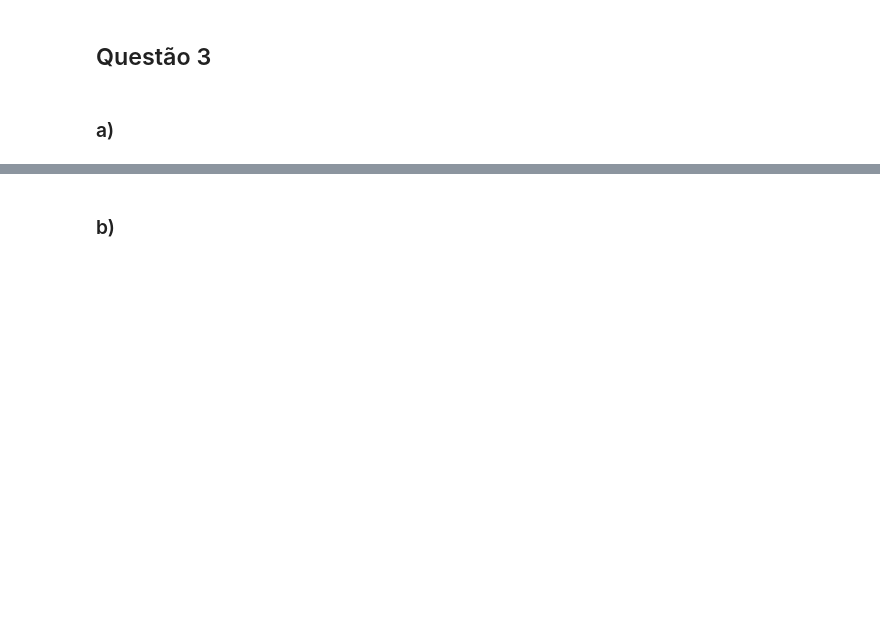
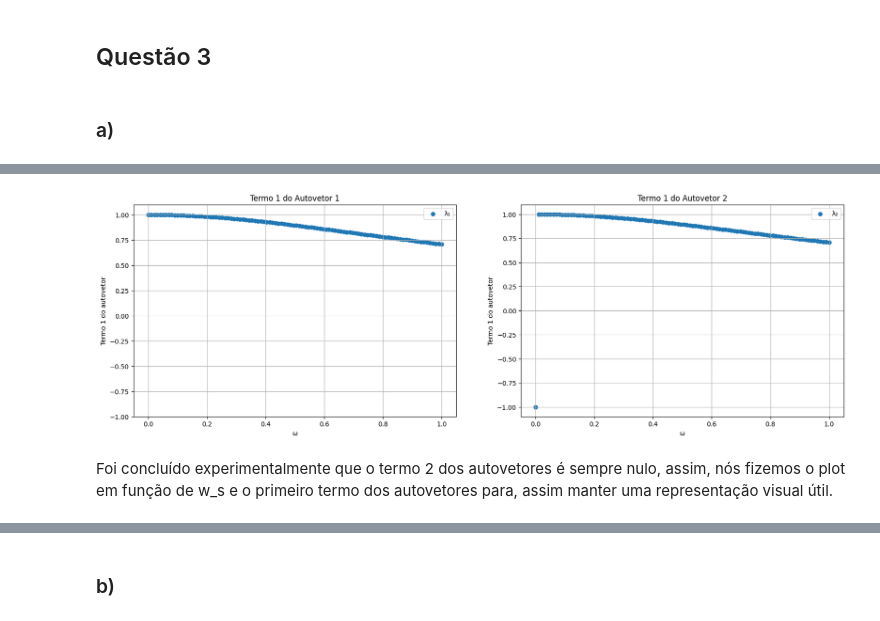
Before and after one commit to GabrielBittencourt07/Trabalho4_aln, a Jupyter notebook: Projeto4.ipynb, the cells around one changed output, grey strips where cells are left out. Cells and saved outputs as stored; diff of their text form; code cells hidden in the pictures; blank space fills up the shorter version.

```diff
--- a/Projeto4.ipynb
+++ b/Projeto4.ipynb
@@ -519,6 +518,10 @@ Além disso, vale observar que, quando $A$ é simétrica, $H$ é simultaneamente
 w_s = np.linspace(0, 1, 100)
 autovalores1 =[]
 autovalores2 = []
+
+autovetores1 = []
+autovetores2 = []
+
 for w in w_s:
     A = [[0, 1], [-(w**2), 0]]
 
@@ -527,18 +530,8 @@ for w in w_s:
     autovalores1.append(val[0])
     autovalores2.append(val[1])
 
+    autovetores1.append(vec[:,0])
+    autovetores2.append(vec[:,1])
 
-fig, axs = plt.subplots(1, 2, figsize=(20, 6))
-
-dados = [(autovalores1, "λ₁"), (autovalores2, "λ₂")]
-
-for ax, (autovalores, nome) in zip(axs, dados):
-
-
-    ax.scatter(w_s, np.imag(autovalores), label=nome)
-    ax.set_xlabel("ω")
-    ax.set_ylabel("Im(λ)")
-    ax.grid(True)
-    ax.legend()
-
-plt.show()
+autovetores1 = np.array(autovetores1)
+autovetores2 = np.array(autovetores2)
@@ -547 +555,21 @@ plt.show()
+# %%
+fig, axs = plt.subplots(1, 2, figsize=(20, 6))
+
+dados = [(autovetores1, "λ₁"), (autovetores2, "λ₂")]
+for ax, (autovetores, nome) in zip(axs, dados):
+
+    ax.scatter(w_s, autovetores[:,0], label=nome)
+    ax.set_ylabel("Termo 1 do autovetor")
+    ax.set_xlabel("ω")
+    ax.grid(True)
+    ax.legend()
+
+axs[0].set_title("Termo 1 do Autovetor 1")
+axs[0].set_ylim(-1,1.1)
+axs[1].set_title("Termo 1 do Autovetor 2")
+plt.show()
+# %% [output]
+[figure, added]
+# %% [markdown]
+Foi concluído experimentalmente que o termo 2 dos autovetores é sempre nulo, assim, nós fizemos o plot em função de w_s e o primeiro termo dos autovetores para, assim manter uma representação visual útil.
 # %% [markdown]
```
Also changed, not shown: parts of 7 cells of this notebook.
